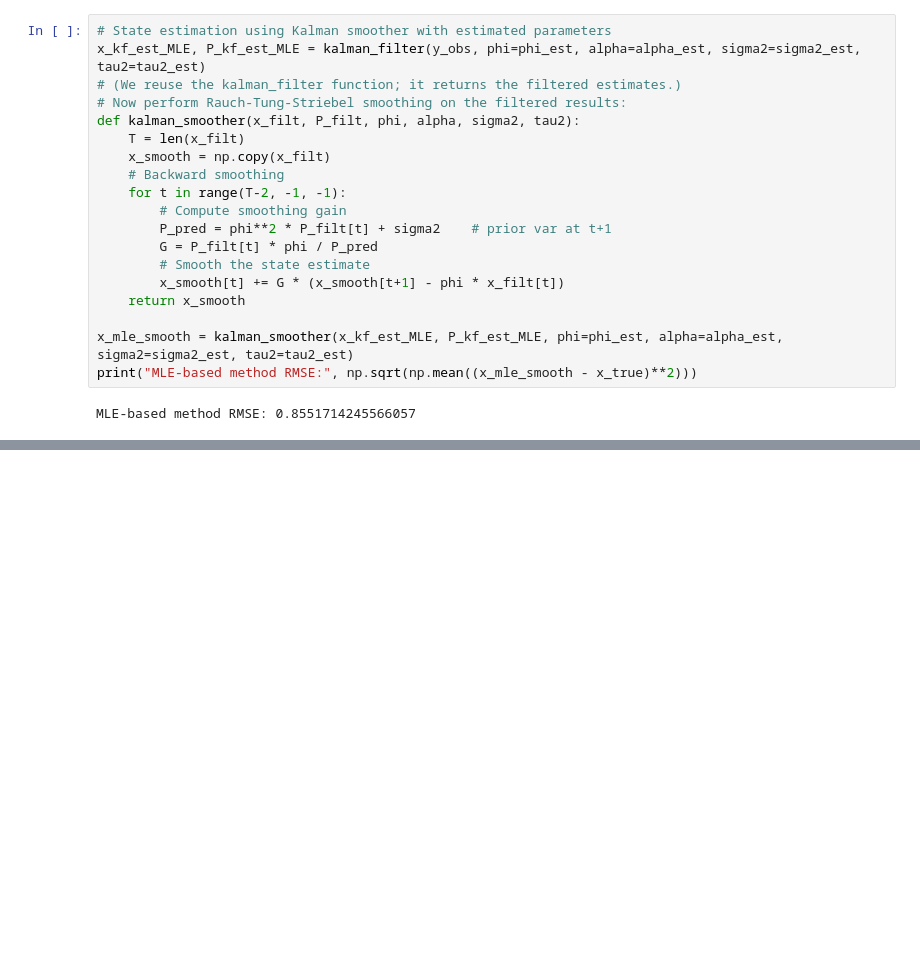
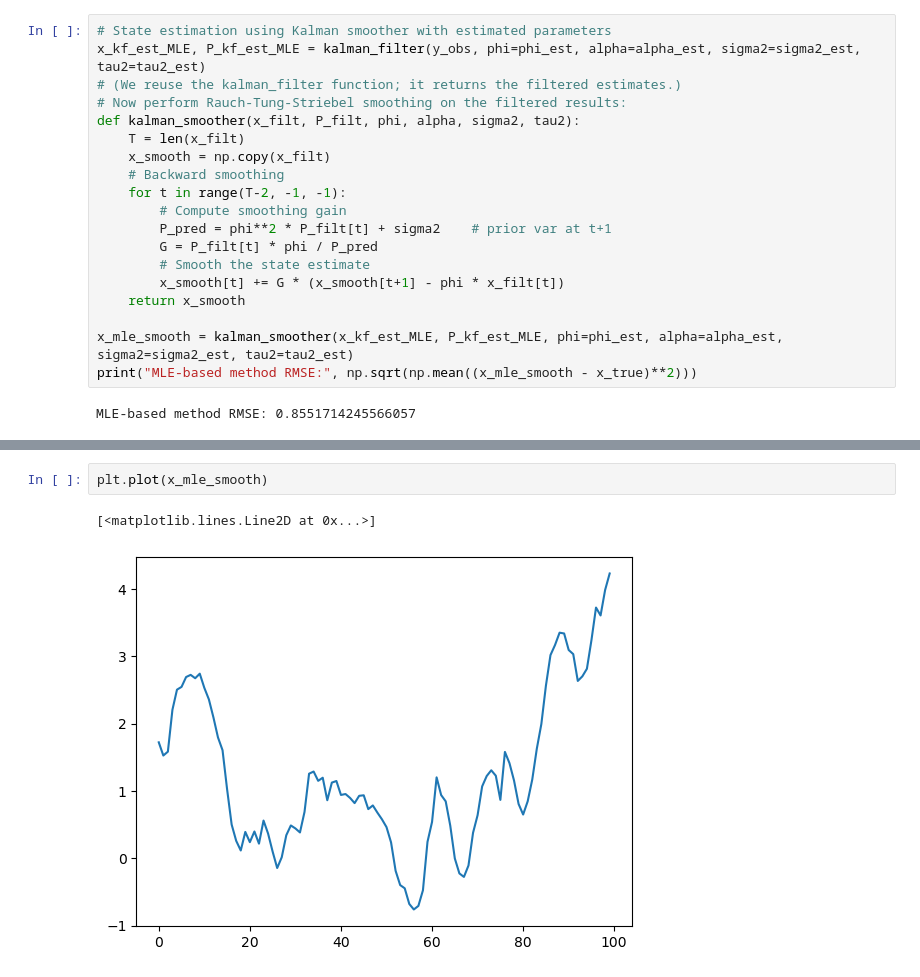
Before and after one commit to tryt0c0de/filtering-particles, a Jupyter notebook: solution.ipynb, the cells around one changed output, grey strips where cells are left out. Drawn from its saved outputs; the diff is of its cells as text; blank space fills up the shorter version.

```diff
--- a/solution.ipynb
+++ b/solution.ipynb
@@ -244,0 +238,5 @@ plt.show()
+# %%
+plt.plot(x_mle_smooth)
+# %% [output]
+[<matplotlib.lines.Line2D at 0x...>]
+[figure, added]
```
Also changed, not shown: parts of 2 cells of this notebook, 1 other file.
